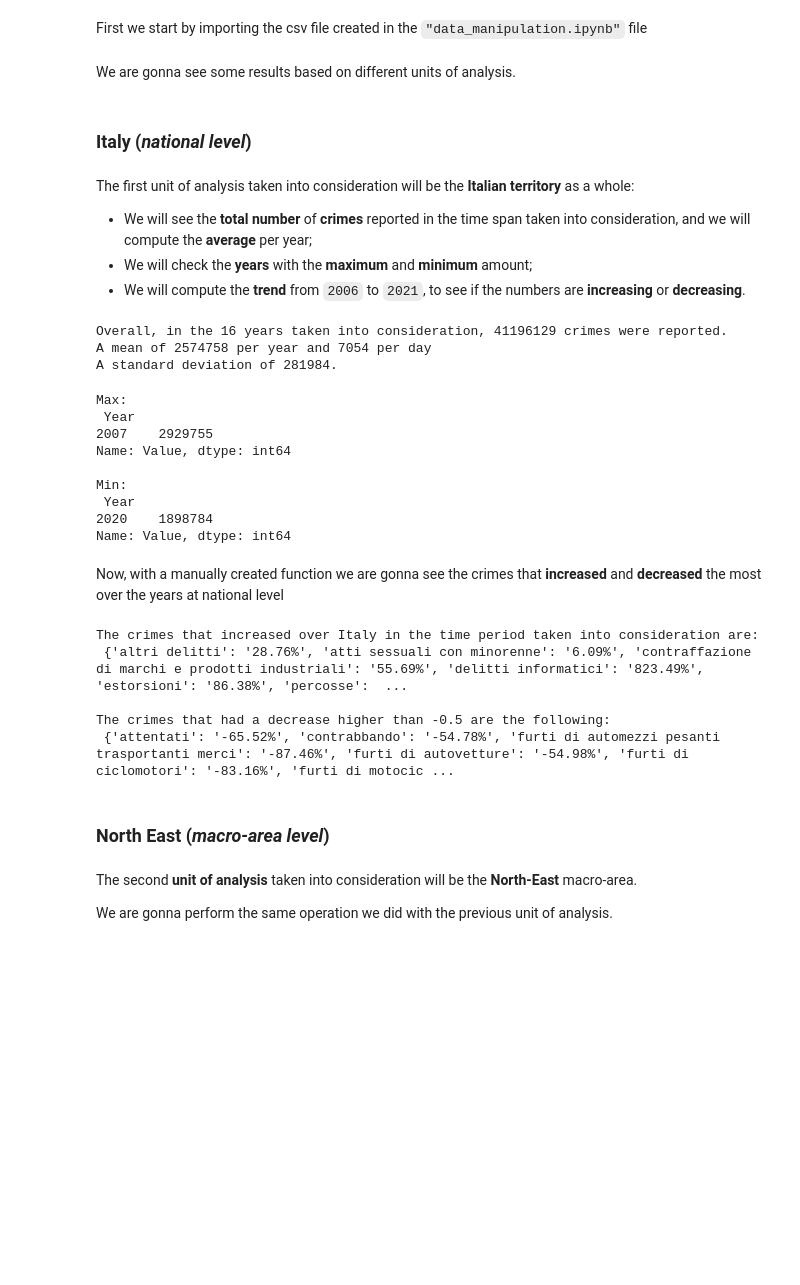
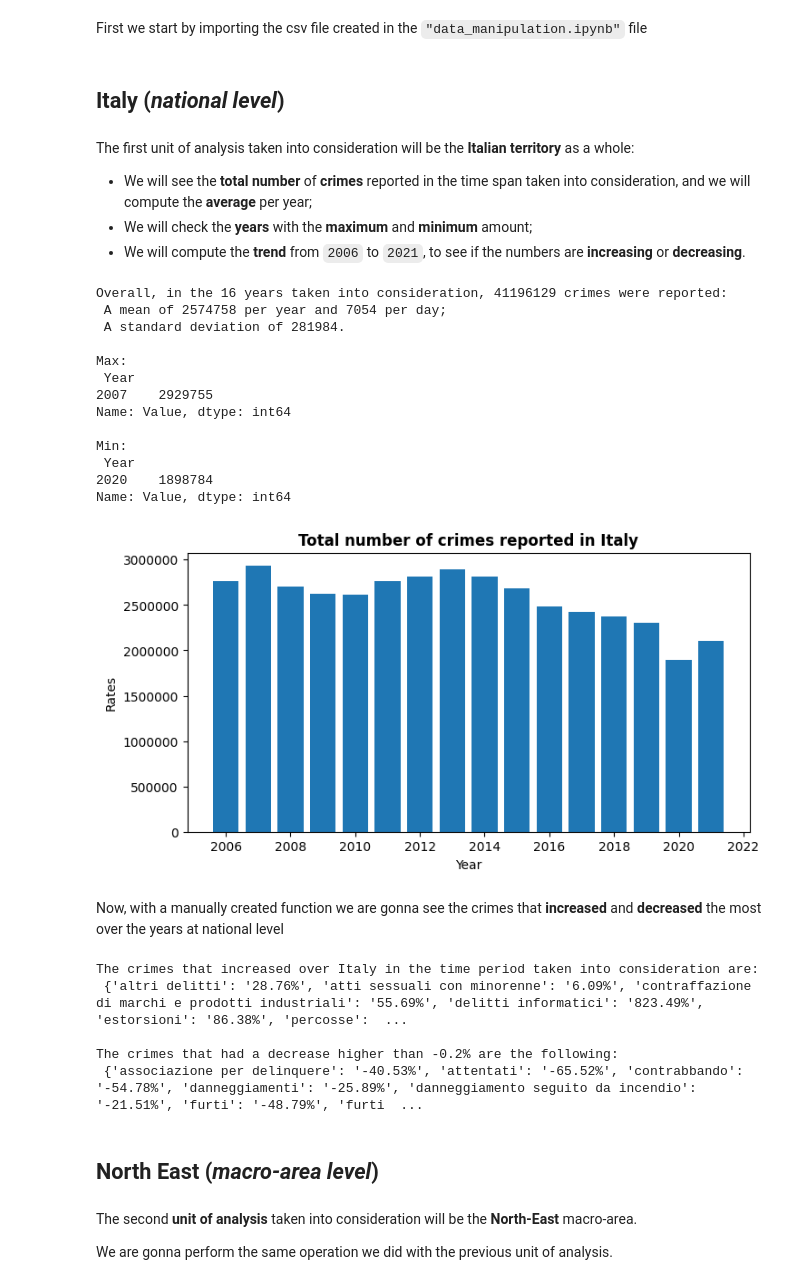
Before and after one commit to marcocolognesi/Crime-Rates-in-Italy-from-2006-to-2021, a Jupyter notebook: results.ipynb, the cells around one changed output. Drawn from its saved outputs; the diff is of its cells as text; code cells hidden in the pictures; blank space fills up the shorter version.

Commit message:
minor changes on the analysis file

```diff
--- a/results.ipynb
+++ b/results.ipynb
@@ -8,10 +18,8 @@ First we start by importing the csv file created in the `"data_manipulation.ipyn
 # %%
 df = pd.read_csv("data/final.csv")
 df = df.drop(columns='Unnamed: 0')
-# %% [markdown]
-We are gonna see some results based on different units of analysis.
 # %% [markdown]
-### Italy (*national level*)
+## **Italy** (*national level*)
 # %% [markdown]
 The first unit of analysis taken into consideration will be the **Italian territory** as a whole:
 
@@ -21,33 +29,41 @@ The first unit of analysis taken into consideration will be the **Italian territ
 # %%
 # Finding the number of crimes reported in the time span taken into consideration
 year_and_total_values = df.loc[df['Crime'] == 'totale'].groupby(['Year']).sum(numeric_only=True)['Value']
 
 
-print(f"Overall, in the 16 years taken into consideration, {sum(year_and_total_values)} crimes were reported.",
-        f"\nA mean of {round(sum(year_and_total_values)/len(year_and_total_values))} per year and {round((sum(year_and_total_values)/len(year_and_total_values) / 365))} per day",
-        f"\nA standard deviation of {round(np.std(year_and_total_values))}.")
+print(f"Overall, in the 16 years taken into consideration, {sum(year_and_total_values)} crimes were reported:",
+        f"\n A mean of {round(sum(year_and_total_values)/len(year_and_total_values))} per year and {round((sum(year_and_total_values)/len(year_and_total_values) / 365))} per day;",
+        f"\n A standard deviation of {round(np.std(year_and_total_values))}.\n")
 
-px.bar(data_frame= year_and_total_values.reset_index(),
-       x = 'Year',
-       y = 'Value',
-       title= 'Trend of the total number of crimes reported over the years in Italy')
+# Finding the year with the maximum crimes reported
+print('Max:\n', year_and_total_values[year_and_total_values == max(year_and_total_values)])
+
+# Finding the year with the minimum crimes reported
+print('\nMin:\n',year_and_total_values[year_and_total_values == min(year_and_total_values)])
+
+# Plotting
+f, ax = plt.subplots(figsize=(8,4))
+plt.bar(x = 'Year',
+        height = 'Value',
+        data = year_and_total_values.reset_index()
+        )
+ax.set_title('Trend of the total number of crimes reported over the years in Italy', weight='bold')
+ax.ticklabel_format(axis = 'y', style = 'plain')
+ax.set_xlabel('Year')
+ax.set_ylabel('Rates')
+plt.show()
 # %% [output]
-Overall, in the 16 years taken into consideration, 41196129 crimes were reported.
-A mean of 2574758 per year and 7054 per day
-A standard deviation of 281984.
+Overall, in the 16 years taken into consideration, 41196129 crimes were reported:
+ A mean of 2574758 per year and 7054 per day;
+ A standard deviation of 281984.
+
+Max:
+ Year
+2007    2929755
+Name: Value, dtype: int64
+
+Min:
+ Year
+2020    1898784
+Name: Value, dtype: int64
+[figure, added]
-# %%
-# Finding the year with the maximum crimes reported
-print('Max:\n', year_and_total_values[year_and_total_values == max(year_and_total_values)])
-
-# Finding the year with the minimum crimes reported
-print('\nMin:\n',year_and_total_values[year_and_total_values == min(year_and_total_values)])
-# %% [output]
-Max:
- Year
-2007    2929755
-Name: Value, dtype: int64
-
-Min:
- Year
-2020    1898784
-Name: Value, dtype: int64
@@ -65,17 +75,17 @@ italy_crime_year_groupby_sum_values = df.groupby(['Crime', 'Year']).sum(numeric_
 italy_increasing_rates = functions.find_increasing_rates(italy_crime_year_groupby_sum_values)
 print('The crimes that increased over Italy in the time period taken into consideration are: \n', italy_increasing_rates)
 
-threshold = -0.50
+threshold = -0.20
 italy_decreasing_rates = functions.find_decreasing_rates(italy_crime_year_groupby_sum_values, threshold= threshold)
-print(f"\nThe crimes that had a decrease higher than {threshold} are the following: \n", italy_decreasing_rates)
+print(f"\nThe crimes that had a decrease higher than {threshold}% are the following: \n", italy_decreasing_rates)
 # %% [output]
 The crimes that increased over Italy in the time period taken into consideration are:
  {'altri delitti': '28.76%', 'atti sessuali con minorenne': '6.09%', 'contraffazione di marchi e prodotti industriali': '55.69%', 'delitti informatici': '823.49%', 'estorsioni': '86.38%', 'percosse':  ...
 
-The crimes that had a decrease higher than -0.5 are the following:
- {'attentati': '-65.52%', 'contrabbando': '-54.78%', 'furti di automezzi pesanti trasportanti merci': '-87.46%', 'furti di autovetture': '-54.98%', 'furti di ciclomotori': '-83.16%', 'furti di motocic ...
+The crimes that had a decrease higher than -0.2% are the following:
+ {'associazione per delinquere': '-40.53%', 'attentati': '-65.52%', 'contrabbando': '-54.78%', 'danneggiamenti': '-25.89%', 'danneggiamento seguito da incendio': '-21.51%', 'furti': '-48.79%', 'furti  ...
 # %% [markdown]
-### North East (*macro-area level*)
+## **North East** (*macro-area level*)
 # %% [markdown]
 The second **unit of analysis** taken into consideration will be the **North-East** macro-area.
 
```
Also changed, not shown: parts of 23 cells of this notebook.
